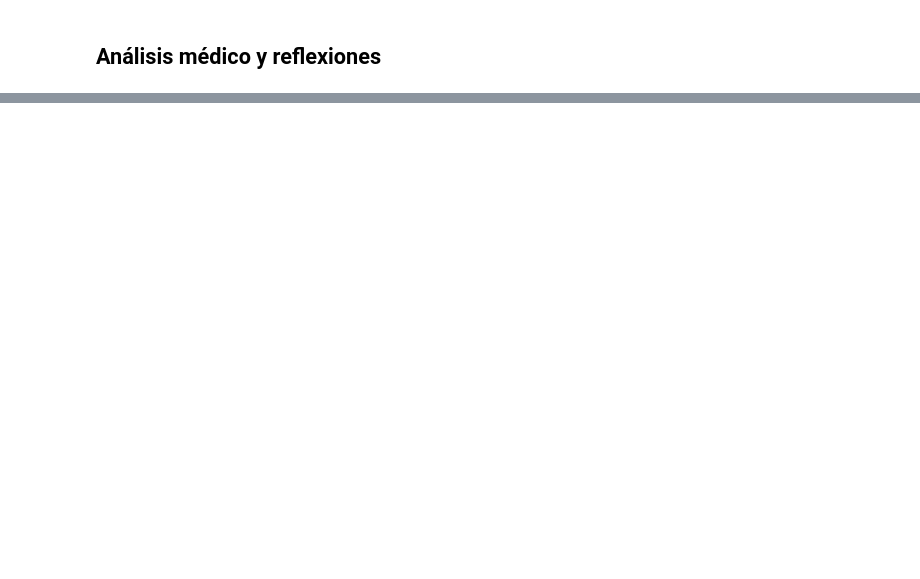
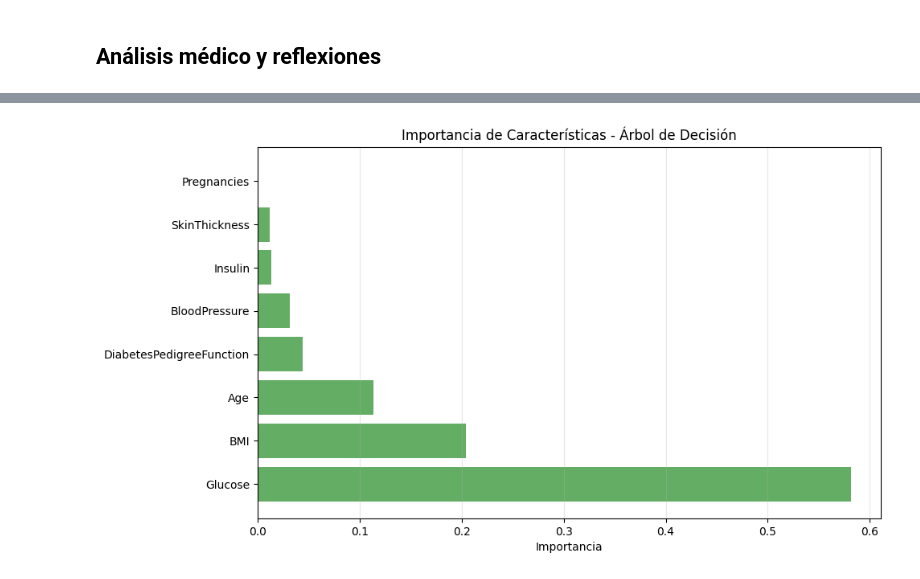
Before and after one commit to Anthony-ux-s/LAB05, a Jupyter notebook: Lab05_LR_TERMINADO.ipynb, the cells around one changed output, grey strips where cells are left out. Saved outputs shown, nothing was run; the diff lists cells and outputs as text; code cells hidden in the pictures; blank space fills up the shorter version.

```diff
--- a/Lab05_LR_TERMINADO.ipynb
+++ b/Lab05_LR_TERMINADO.ipynb
@@ -1334,21 +1267,0 @@ UMBRAL 0.3:
-# %%
-# Asegurémonos de que tenemos los modelos entrenados
-from sklearn.naive_bayes import GaussianNB
-from sklearn.tree import DecisionTreeClassifier
-from sklearn.model_selection import train_test_split
-import pandas as pd
-import numpy as np
-import matplotlib.pyplot as plt
-import seaborn as sns
-
-# Entrenar los modelos (usando los mejores parámetros encontrados)
-modelo_nb = GaussianNB()
-modelo_tree = DecisionTreeClassifier(max_depth=5, criterion='gini', random_state=42)
-
-# Usar el dataset completo para mejor análisis de importancia
-modelo_nb.fit(X, y)
-modelo_tree.fit(X, y)
-
-print("✅ Modelos entrenados correctamente")
-print(f"Características del dataset: {list(X.columns)}")
-print(f"Número de características: {len(X.columns)}")
@@ -1764,0 +1297,11 @@ else:
+# %%
+# Crear gráfico de barras horizontal
+plt.figure(figsize=(10, 6))
+plt.barh(df_importancia['Característica'], df_importancia['Importancia'],
+         color='forestgreen', alpha=0.7)
+plt.xlabel('Importancia')
+plt.title('Importancia de Características - Árbol de Decisión')
+plt.grid(axis='x', alpha=0.3)
+plt.show()
+# %% [output]
+[figure, added]
```
Also changed, not shown: parts of 28 cells of this notebook.
